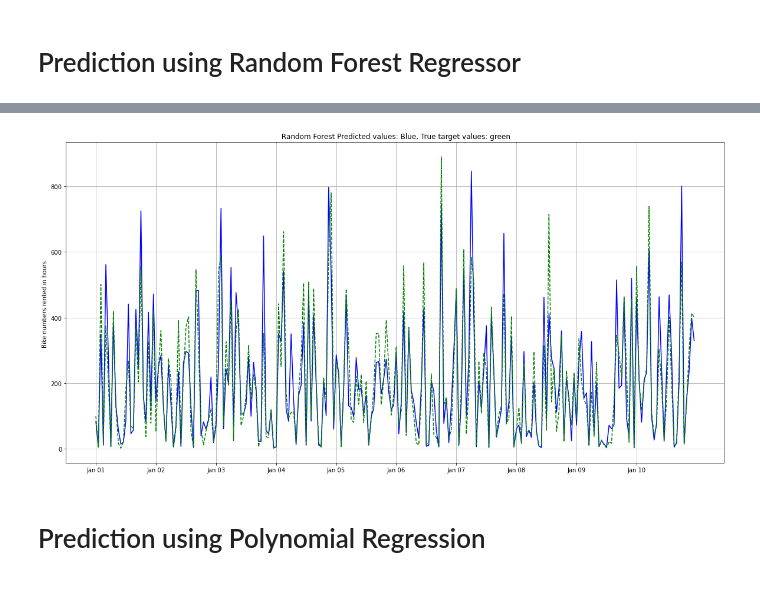
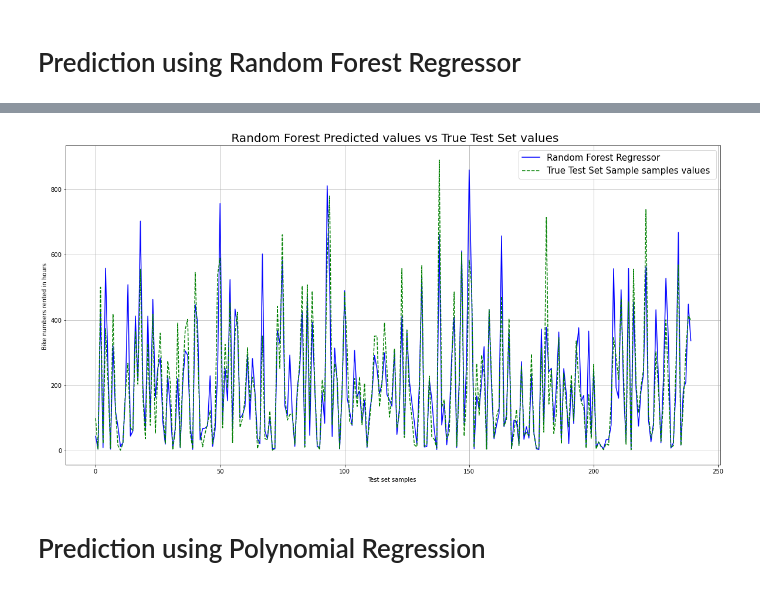
Before and after one commit to MasoudMoeini/Bike-Sharing-Dataset-Analysis, a Jupyter notebook: BikeSharing_MachineLearning.ipynb, the cells around one changed output, grey strips where cells are left out. Drawn from its saved outputs; the diff is of its cells as text; code cells hidden in the pictures.

```diff
--- a/BikeSharing_MachineLearning.ipynb
+++ b/BikeSharing_MachineLearning.ipynb
@@ -302,15 +305,16 @@ R2: 0.8063660817756949
 # %%
 t=np.arange(240)
 plt.figure(figsize=(20,10))
 plt.ylabel('Bike numbers rented in hours ')
-plt.title(' Random Forest Predicted values: Blue, True target values: green')
-plt.plot(t,ranforpred[:240],'b-',t,y_test[:240],'g--')
-jandays=['Jan 01','Jan 02','Jan 03','Jan 04','Jan 05','Jan 06','Jan 07','Jan 08','Jan 09','Jan 10']
-plt.xticks(np.arange(0,240,24),jandays)
+plt.title(' Random Forest Predicted values vs True Test Set values', fontsize=20)
+plt.plot(t,ranforpred[:240],'b-',label='Random Forest Regressor')
+plt.plot(t,y_test[:240],'g--',label='True Test Set Sample samples values ')
+plt.legend(loc="best",fontsize=15)
+plt.xlabel('Test set samples ')
 plt.grid(True)
 plt.show()
 # %% [output]
-[figure, old version]
+[figure, new version]
 # %% [markdown]
 # Prediction using Polynomial Regression
 # %% [markdown]
```
Also changed, not shown: parts of 13 cells of this notebook, 2 other files.
